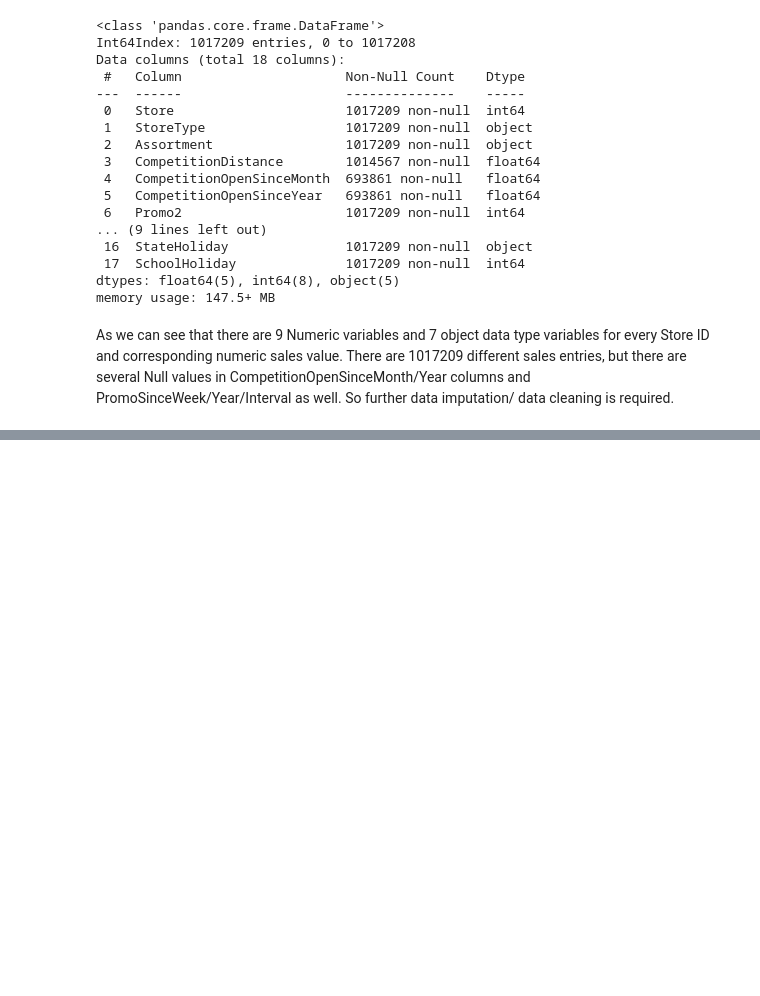
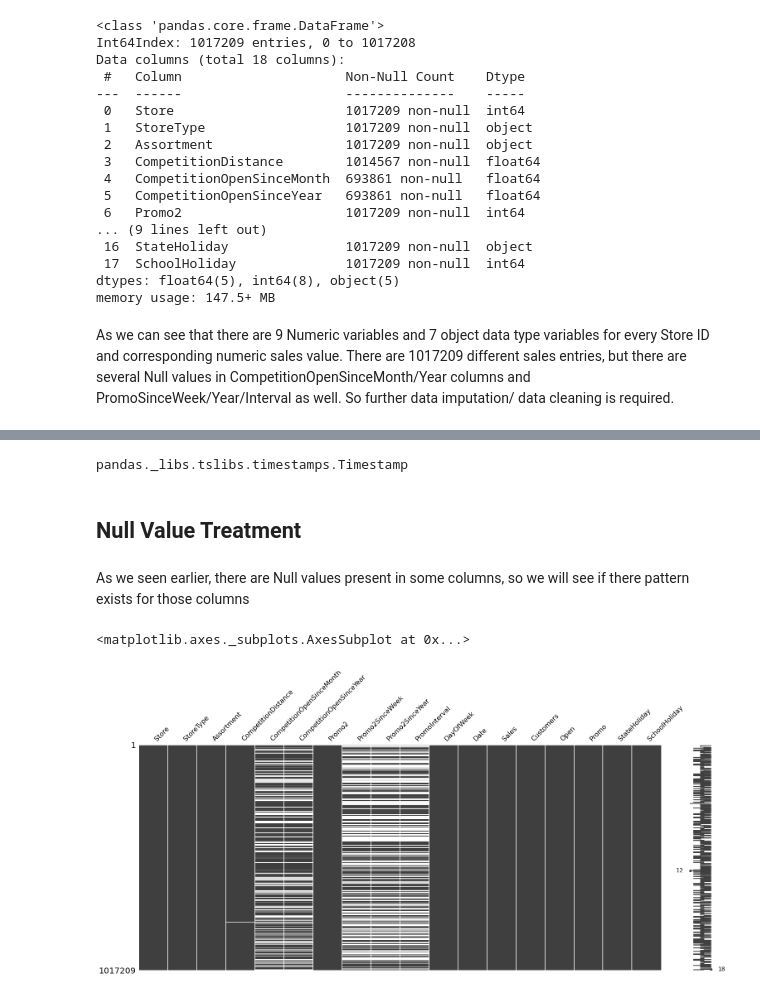
Before and after one commit to iMrugesh9/Regression-Capstone-Project-Retail-sales-prediction, a Jupyter notebook: Retail_Sales_Prediction.ipynb, the cells around one changed output, grey strips where cells are left out. Saved outputs shown, nothing was run; the diff lists cells and outputs as text; code cells hidden in the pictures; blank space fills up the shorter version.

Commit message:
Second Commit - Data scrubbing

```diff
--- a/Retail_Sales_Prediction.ipynb
+++ b/Retail_Sales_Prediction.ipynb
@@ -172,0 +179,4 @@ So further data imputation/ data cleaning is required.
+# %%
+# converting the date values into datetime data type
+Dataset['Date']=pd.to_datetime(Dataset['Date'])
+Dataset
@@ -172,0 +197,14 @@ So further data imputation/ data cleaning is required.
+# %%
+type(Dataset.Date[0])
+# %% [output]
+pandas._libs.tslibs.timestamps.Timestamp
+# %% [markdown]
+## Null Value Treatment
+# %% [markdown]
+As we seen earlier, there are Null values present in some columns, so we will see if there pattern exists for those columns
+# %%
+# looking pattern of missing values
+msno.matrix(Dataset)
+# %% [output]
+<matplotlib.axes._subplots.AxesSubplot at 0x...>
+[figure, added]
```
Also changed, not shown: parts of 41 cells of this notebook.
